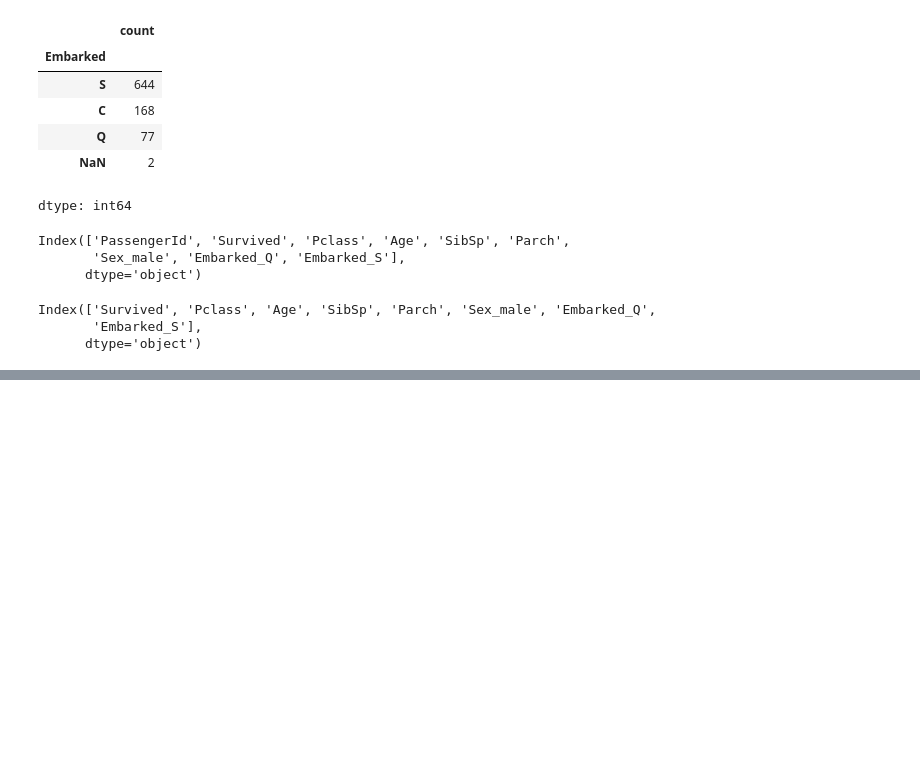
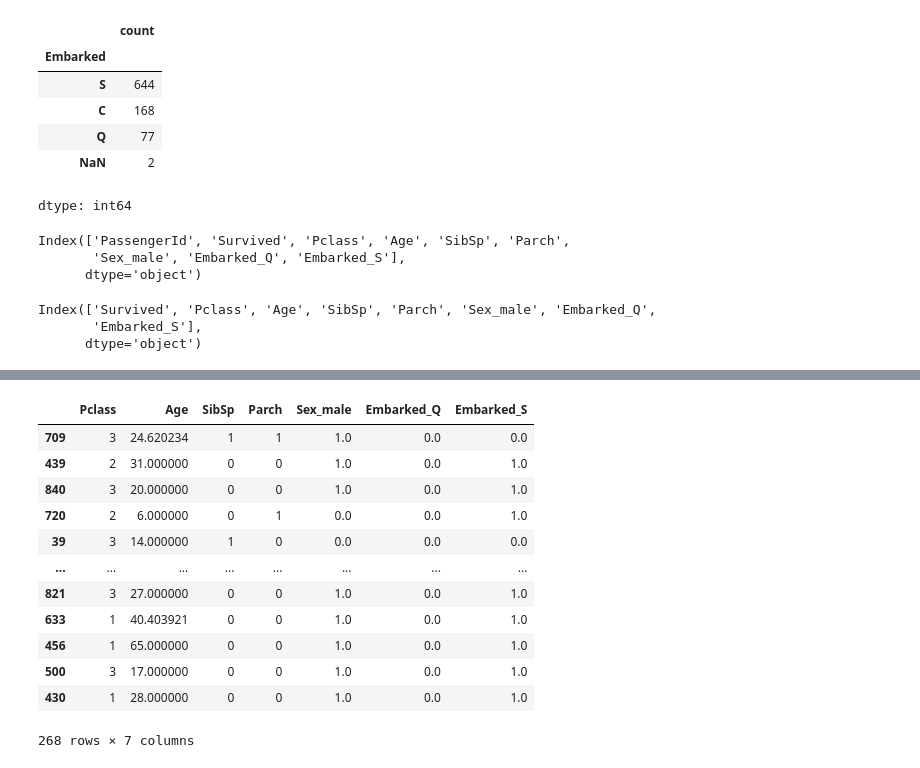
Before and after one commit to sarasantosdev/machine_learning_guia_de_referencia_rapida_estudos, a Jupyter notebook: machine_learning_guia_referencia_rapida.ipynb, the cells around one changed output, grey strips where cells are left out. Cells and saved outputs as stored; diff of their text form; code cells hidden in the pictures; blank space fills up the shorter version.

```diff
--- a/machine_learning_guia_referencia_rapida.ipynb
+++ b/machine_learning_guia_referencia_rapida.ipynb
@@ -172,0 +226,25 @@ X_train, X_test, y_train, y_test = model_selection.train_test_split(X, y, test_s
+# %%
+# imputando os dados para o conjunto de testes
+cols = ['Pclass', 'Age', 'SibSp', 'Parch', 'Sex_male', 'Embarked_Q', 'Embarked_S']
+
+imputer = impute.IterativeImputer(max_iter=10, random_state=42)
+
+imputed = imputer.fit_transform(X_test[cols])
+
+X_test.loc[:, cols] = imputed
+
+X_test
+# %% [output]
+|  | Pclass | Age | SibSp | Parch | Sex_male | Embarked_Q | Embarked_S |
+| 709 | 3 | 24.620234 | 1 | 1 | 1.0 | 0.0 | 0.0 |
+| 439 | 2 | 31.000000 | 0 | 0 | 1.0 | 0.0 | 1.0 |
+| 840 | 3 | 20.000000 | 0 | 0 | 1.0 | 0.0 | 1.0 |
+| 720 | 2 | 6.000000 | 0 | 1 | 0.0 | 0.0 | 1.0 |
+| 39 | 3 | 14.000000 | 1 | 0 | 0.0 | 0.0 | 0.0 |
+| ... | ... | ... | ... | ... | ... | ... | ... |
+| 821 | 3 | 27.000000 | 0 | 0 | 1.0 | 0.0 | 1.0 |
+| 633 | 1 | 40.403921 | 0 | 0 | 1.0 | 0.0 | 1.0 |
+| 456 | 1 | 65.000000 | 0 | 0 | 1.0 | 0.0 | 1.0 |
+| 500 | 3 | 17.000000 | 0 | 0 | 1.0 | 0.0 | 1.0 |
+| 430 | 1 | 28.000000 | 0 | 0 | 1.0 | 0.0 | 1.0 |
+268 rows × 7 columns
```
Also changed, not shown: parts of 5 cells of this notebook.
